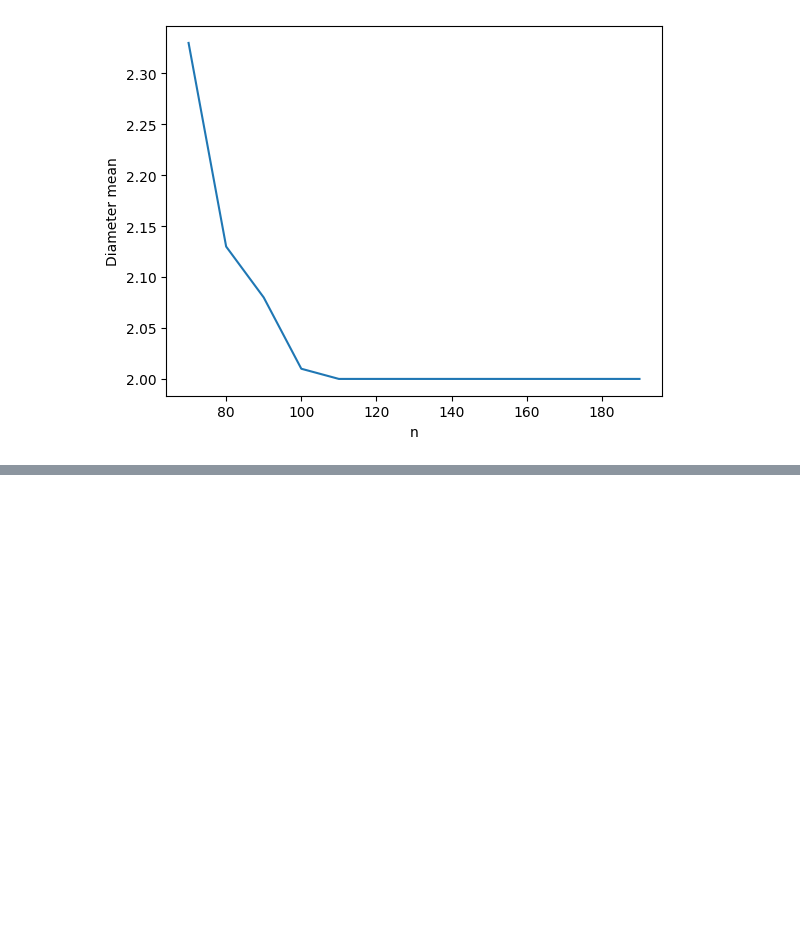
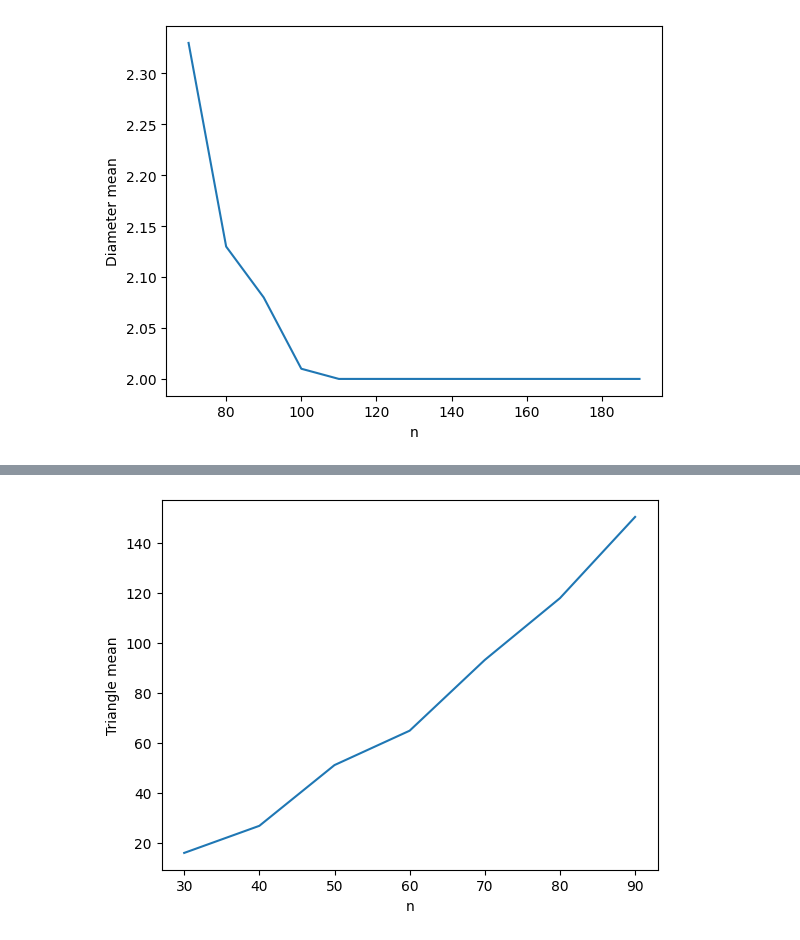
Before and after one commit to AFSA1729/ProbabilityStatisticsProject2023, a Jupyter notebook: Phase1/Part5.ipynb, the cells around one changed output, grey strips where cells are left out. Saved outputs shown, nothing was run; the diff lists cells and outputs as text; code cells hidden in the pictures; blank space fills up the shorter version.

```diff
--- a/Phase1/Part5.ipynb
+++ b/Phase1/Part5.ipynb
@@ -291,5 +320,5 @@ np.array(triangles).mean()
 # %%
-# simulation problem 25
+# simulation problem 26
 T = 100
 
 def triangle_mean_calc(T, n, p):
@@ -304,7 +333,16 @@ for i in range(0, 10):
     j = 10 * (i + 1)
     if i > 1:
         n_vals[i] = j
-        mean_triangle_vals[i] = diam_mean_calc(T, j, p)
+        mean_triangle_vals[i] = triangle_mean_calc(T, j, p)
     else:
         n_vals[i] = 0
         mean_triangle_vals[i] = 0
+# %%
+fig, ax1 = plt.subplots()
+n_vals = n_vals[2:9]
+mean_triangle_vals = mean_triangle_vals[2:9]
+ax1.plot(n_vals, mean_triangle_vals)
+ax1.set_xlabel("n")
+ax1.set_ylabel("Triangle mean");
+# %% [output]
+[figure, added]
```
Also changed, not shown: parts of 5 cells of this notebook.
